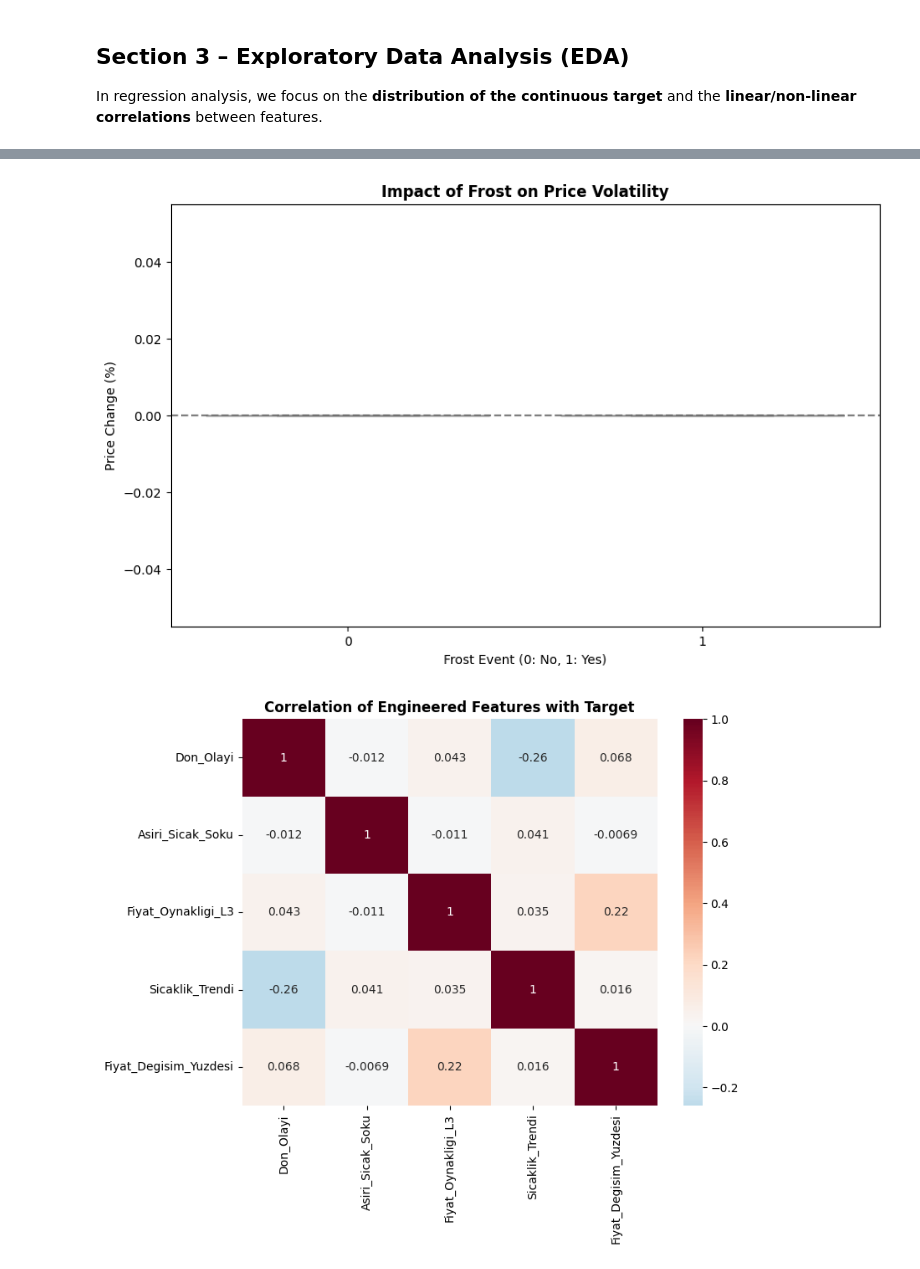
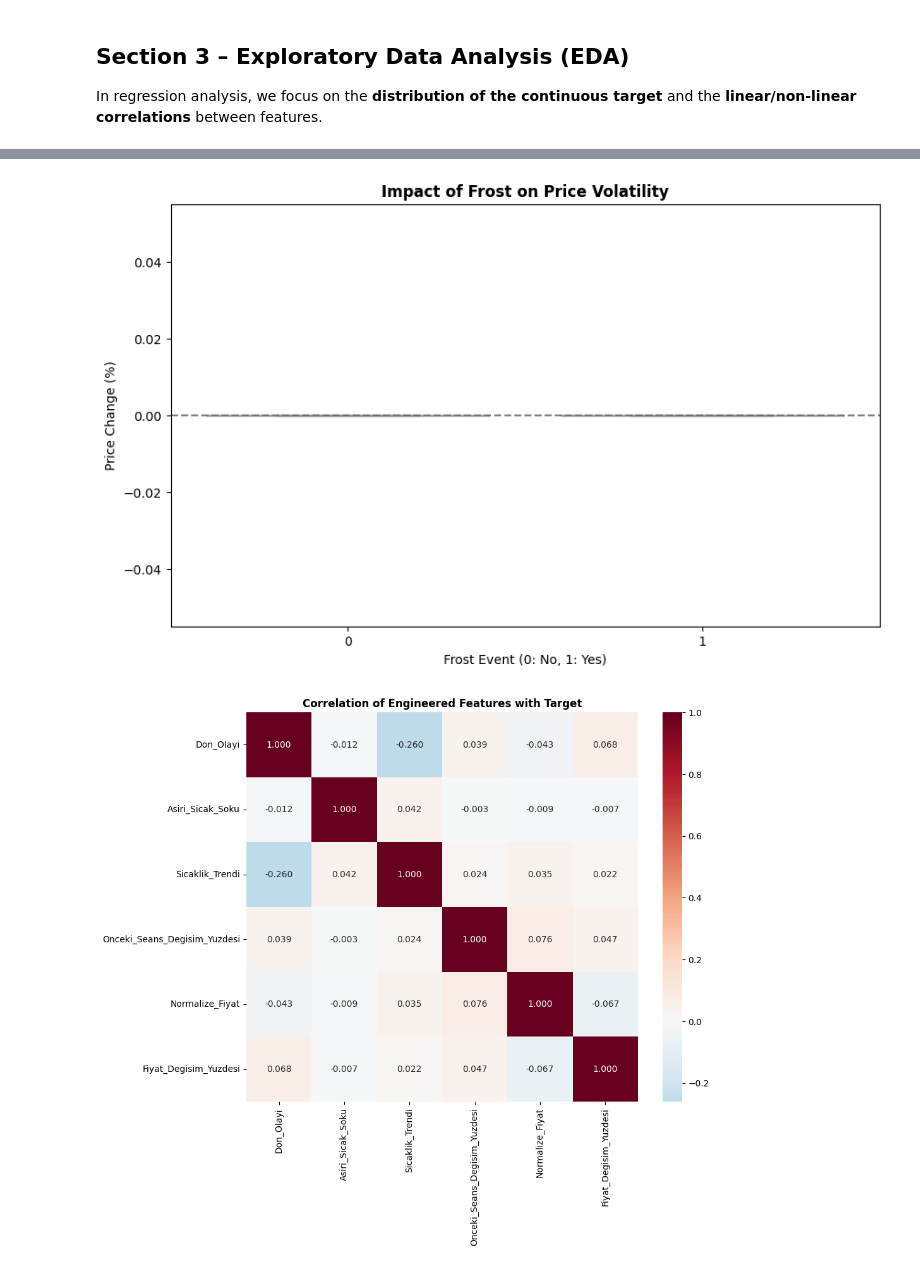
Before and after one commit to ismethakanaydogmus/konya-agriculture-price-predictor, a Jupyter notebook: Konya_Agriculture_EDA_and_Modeling.ipynb, the cells around one changed output, grey strips where cells are left out. Saved outputs shown, nothing was run; the diff lists cells and outputs as text; code cells hidden in the pictures.

Commit message:
Veri analizi ve modellemeye hazırlık

```diff
--- a/Konya_Agriculture_EDA_and_Modeling.ipynb
+++ b/Konya_Agriculture_EDA_and_Modeling.ipynb
@@ -112,11 +100,0 @@ To prepare for regression models, we performed:
-# %%
-# One-Hot Encoding and feature selection
-top_crops = df['Ürün Adı'].value_counts().nlargest(10).index
-df['Urun_Grup'] = np.where(df['Ürün Adı'].isin(top_crops), df['Ürün Adı'], 'DIGER')
-df_encoded = pd.get_dummies(df, columns=['Urun_Grup'], drop_first=True)
-
-# Final numeric-only check for models
-df_ml = df_encoded.select_dtypes(exclude=['object'])
-if 'Tarih' in df_ml.columns: df_ml = df_ml.drop(columns=['Tarih'])
-
-print(f"Final feature count for regression: {df_ml.shape[1] - 1}")
@@ -212,28 +535,33 @@ We will analyze:
 1. **The Frost Factor:** Does sub-zero weather actually correlate with higher price volatility?
 2. **Correlation Update:** How do the new features (Volatility, Trend, Shocks) relate to the target compared to raw weather data?
 # %%
-# —— Section 4.3: Feature Signal Analysis ——
+# —— Section 4.4: Feature Signal Analysis ——
+
+import matplotlib.pyplot as plt
+import seaborn as sns
 
 # 1. Don Olayı ve Fiyat Değişimi Arasındaki İlişki (Box Plot)
 plt.figure(figsize=(10, 6))
 # 'Don_Olayi' etkisini görebilmek için hedef değişkeni (y) kırılımlı inceliyoruz.
 sns.boxplot(data=df_final, x='Don_Olayi', y='Fiyat_Degisim_Yuzdesi', palette='coolwarm', showfliers=False)
 plt.title('Impact of Frost on Price Volatility', fontweight='bold')
 plt.xlabel('Frost Event (0: No, 1: Yes)')
 plt.ylabel('Price Change (%)')
 plt.axhline(0, color='black', linestyle='--', alpha=0.5)
 plt.show()
 
 # 2. Güncellenmiş Korelasyon Analizi
-# Yeni eklediğimiz özelliklerin hedef değişkenle (Fiyat_Degisim_Yuzdesi) olan bağını kontrol ediyoruz.
-new_features = ['Don_Olayi', 'Asiri_Sicak_Soku', 'Fiyat_Oynakligi_L3', 'Sicaklik_Trendi', 'Fiyat_Degisim_Yuzdesi']
+# DÜZELTME: Sadece Section 4.2'de GERÇEKTEN ürettiğimiz yeni özellikleri listeye koyuyoruz.
+new_features = ['Don_Olayi', 'Asiri_Sicak_Soku', 'Sicaklik_Trendi',
+                'Onceki_Seans_Degisim_Yuzdesi', 'Normalize_Fiyat', 'Fiyat_Degisim_Yuzdesi']
+
 corr_new = df_final[new_features].corr()
 
-plt.figure(figsize=(8, 6))
-sns.heatmap(corr_new, annot=True, cmap='RdBu_r', center=0)
+plt.figure(figsize=(10, 8)) # Daha rahat okunması için boyutu biraz büyüttük
+sns.heatmap(corr_new, annot=True, cmap='RdBu_r', center=0, fmt=".3f")
 plt.title('Correlation of Engineered Features with Target', fontweight='bold')
 plt.show()
 # %% [output]
 [figure]
-[figure, old version]
+[figure, new version]
 # %% [markdown]
```
Also changed, not shown: parts of 38 cells of this notebook.
